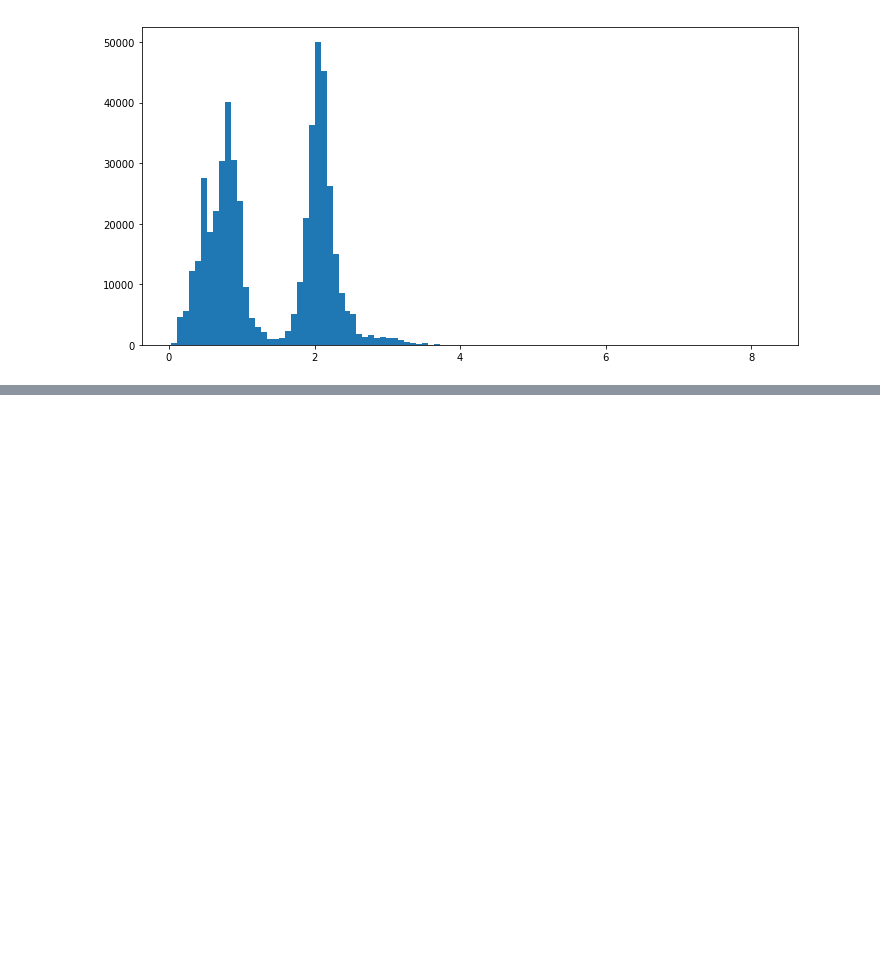
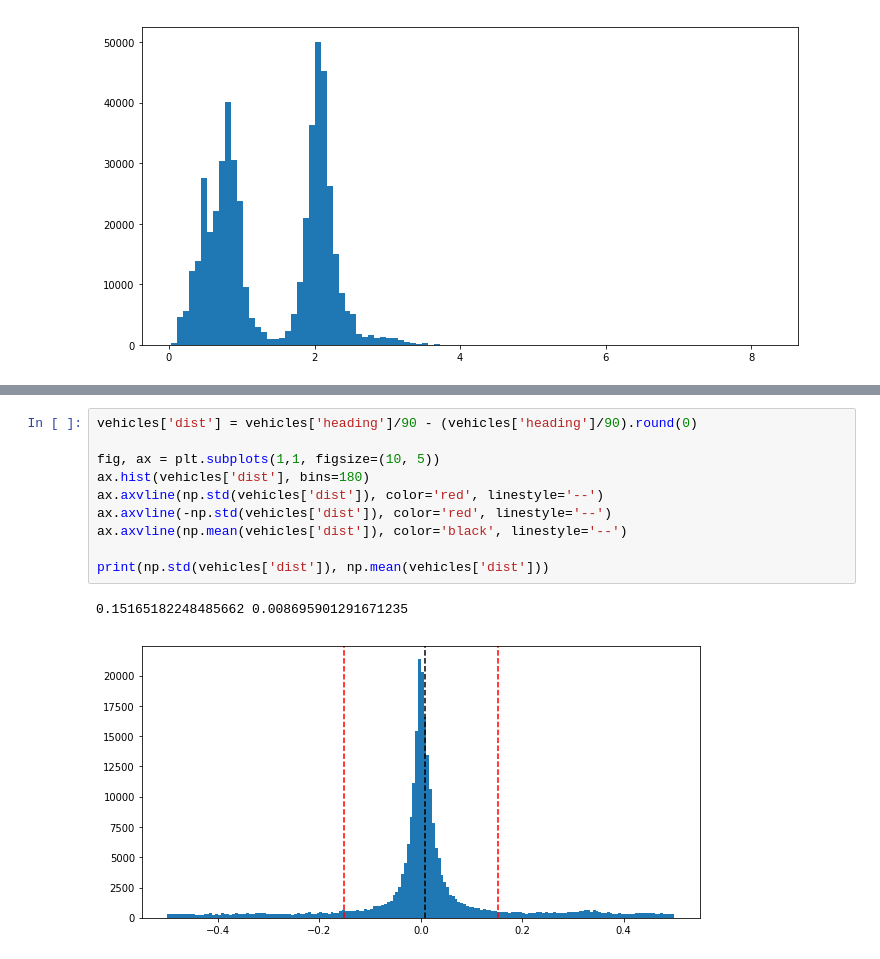
Before and after one commit to kittyschulz/Exploring-Waymo-Open-Dataset, a Jupyter notebook: Waymo-Object-EDA.ipynb, the cells around one changed output, grey strips where cells are left out. Cells and saved outputs as stored; diff of their text form; blank space fills up the shorter version.

```diff
--- a/Waymo-Object-EDA.ipynb
+++ b/Waymo-Object-EDA.ipynb
@@ -140,0 +183,13 @@ ValueError: The truth value of a DataFrame is ambiguous. Use a.empty, a.bool(),
+# %%
+vehicles['dist'] = vehicles['heading']/90 - (vehicles['heading']/90).round(0)
+
+fig, ax = plt.subplots(1,1, figsize=(10, 5))
+ax.hist(vehicles['dist'], bins=180)
+ax.axvline(np.std(vehicles['dist']), color='red', linestyle='--')
+ax.axvline(-np.std(vehicles['dist']), color='red', linestyle='--')
+ax.axvline(np.mean(vehicles['dist']), color='black', linestyle='--')
+
+print(np.std(vehicles['dist']), np.mean(vehicles['dist']))
+# %% [output]
+0.15165182248485662 0.008695901291671235
+[figure, added]
```
Also changed, not shown: parts of 31 cells of this notebook.
